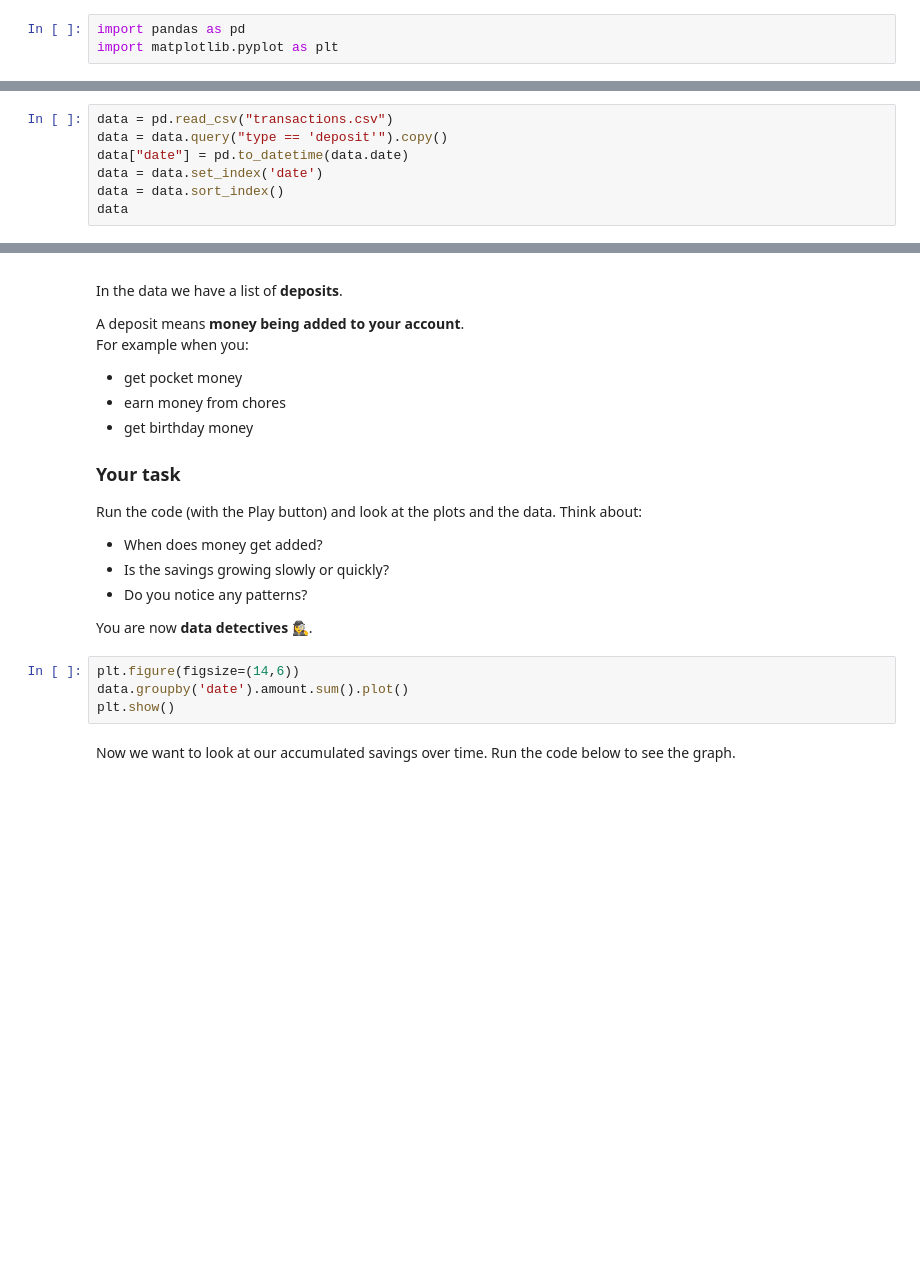
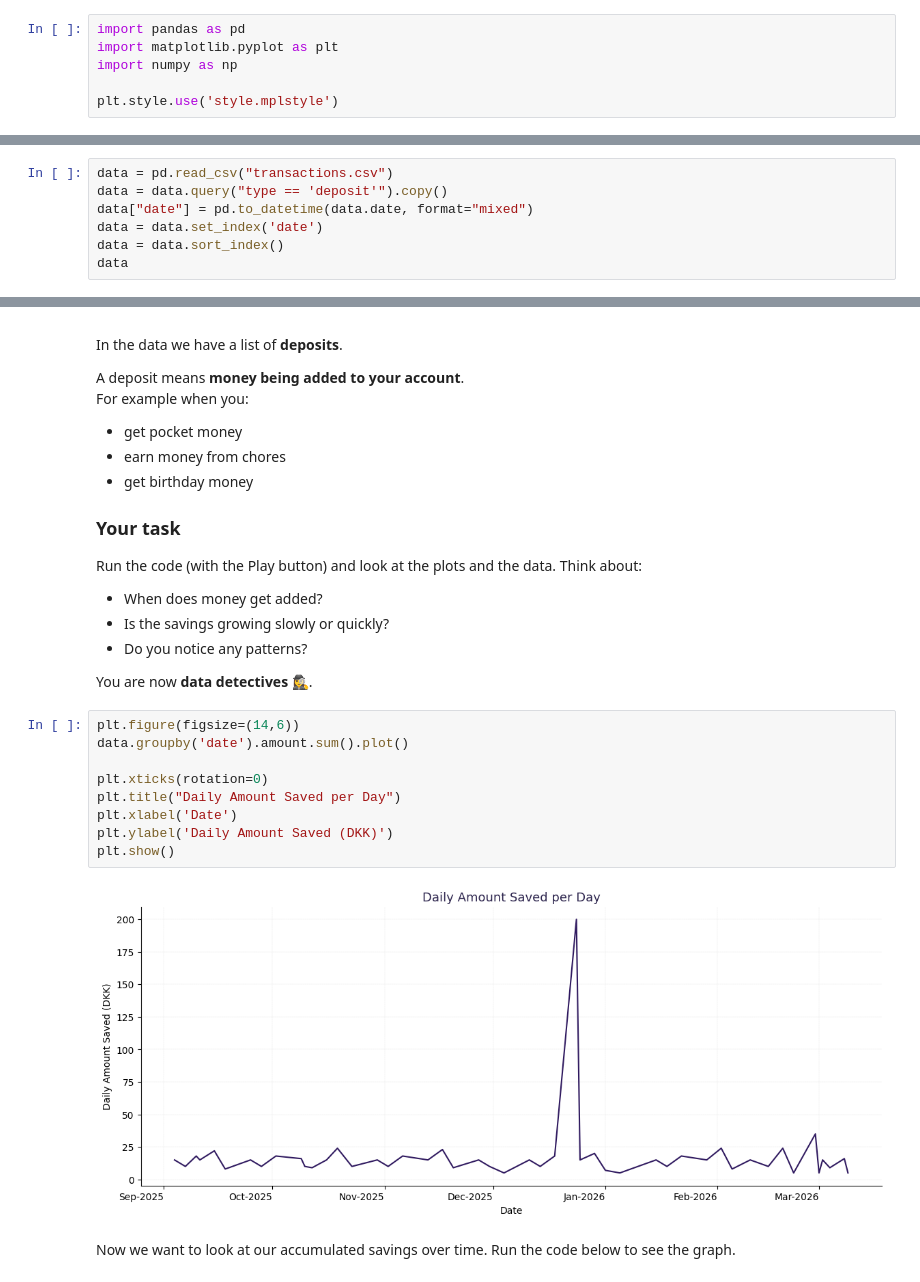
Before and after one commit to H5G-Programming/h5g-2026-girls-just-wanna-have-funds, a Jupyter notebook: 3_forecasting/lesson3_forecasting.ipynb, the cells around one changed output, grey strips where cells are left out. Drawn from its saved outputs; the diff is of its cells as text; blank space fills up the shorter version.

Commit message:
better plotting styling, more info on exercise 3, and adaptions to the transaction figures to have an outlier

```diff
--- a/3_forecasting/lesson3_forecasting.ipynb
+++ b/3_forecasting/lesson3_forecasting.ipynb
@@ -20,6 +20,9 @@ Think of it like a “time-to-goal” crystal ball — it won’t be perfect, bu
 # %%
 import pandas as pd
 import matplotlib.pyplot as plt
+import numpy as np
+
+plt.style.use('style.mplstyle')
 # %%
 from google.colab import files
 uploaded = files.upload()
@@ -29,7 +31,7 @@ Saving transactions.csv to transactions.csv
 # %%
 data = pd.read_csv("transactions.csv")
 data = data.query("type == 'deposit'").copy()
-data["date"] = pd.to_datetime(data.date)
+data["date"] = pd.to_datetime(data.date, format="mixed")
 data = data.set_index('date')
 data = data.sort_index()
 data
@@ -58,7 +79,14 @@ You are now **data detectives** 🕵️‍♀️.
 # %%
 plt.figure(figsize=(14,6))
 data.groupby('date').amount.sum().plot()
+
+plt.xticks(rotation=0)
+plt.title("Daily Amount Saved per Day")
+plt.xlabel('Date')
+plt.ylabel('Daily Amount Saved (DKK)')
 plt.show()
+# %% [output]
+[figure, added]
 # %% [markdown]
 Now we want to look at our accumulated savings over time. Run the code below to see the graph.
 # %%
```
Also changed, not shown: parts of 17 cells of this notebook, 4 other files.
